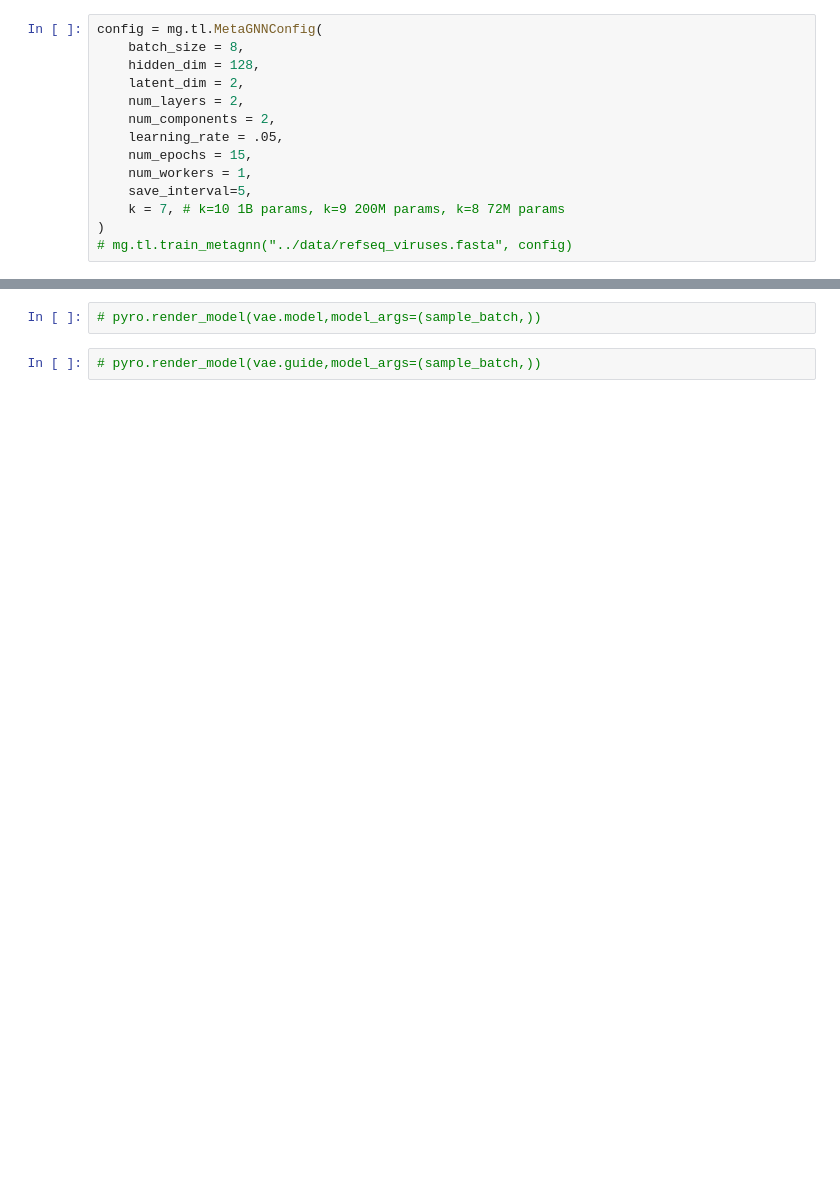
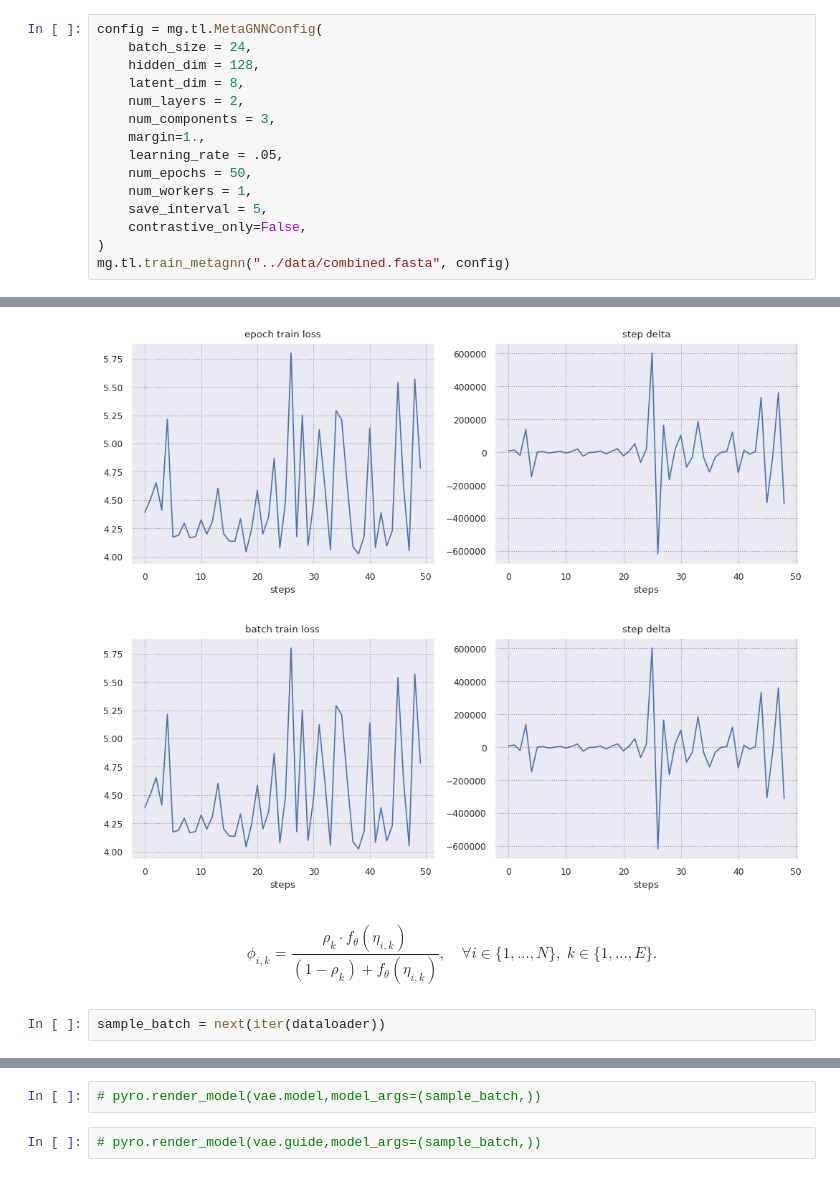
Before and after one commit to wgobrien/metagnn, a Jupyter notebook: notebooks/minimizer.ipynb, the cells around one changed output, grey strips where cells are left out. Drawn from its saved outputs; the diff is of its cells as text; blank space fills up the shorter version.

```diff
--- a/notebooks/minimizer.ipynb
+++ b/notebooks/minimizer.ipynb
@@ -25,14 +27,16 @@ import metagnn as mg
 # %%
 config = mg.tl.MetaGNNConfig(
-    batch_size = 8,
+    batch_size = 24,
     hidden_dim = 128,
-    latent_dim = 2,
+    latent_dim = 8,
     num_layers = 2,
-    num_components = 2,
+    num_components = 3,
+    margin=1.,
     learning_rate = .05,
-    num_epochs = 15,
+    num_epochs = 50,
     num_workers = 1,
-    save_interval=5,
-    k = 7, # k=10 1B params, k=9 200M params, k=8 72M params
+    save_interval = 5,
+    contrastive_only=False,
 )
-# mg.tl.train_metagnn("../data/refseq_viruses.fasta", config)
+mg.tl.train_metagnn("../data/combined.fasta", config)
+# %% [output]
@@ -38,0 +54,6 @@ config = mg.tl.MetaGNNConfig(
+[figure, added]
+[figure, added]
+# %% [markdown]
+$$\phi_{i,k} = \frac{\rho_k \cdot f_\theta(\eta_{i,k})}{(1 - \rho_k) + f_\theta(\eta_{i,k})}, \quad \forall i \in \{1, \dots, N\}, \; k \in \{1, \dots, E\}.$$
+# %%
+sample_batch = next(iter(dataloader))
```
Also changed, not shown: parts of 42 cells of this notebook, 15 other files.
